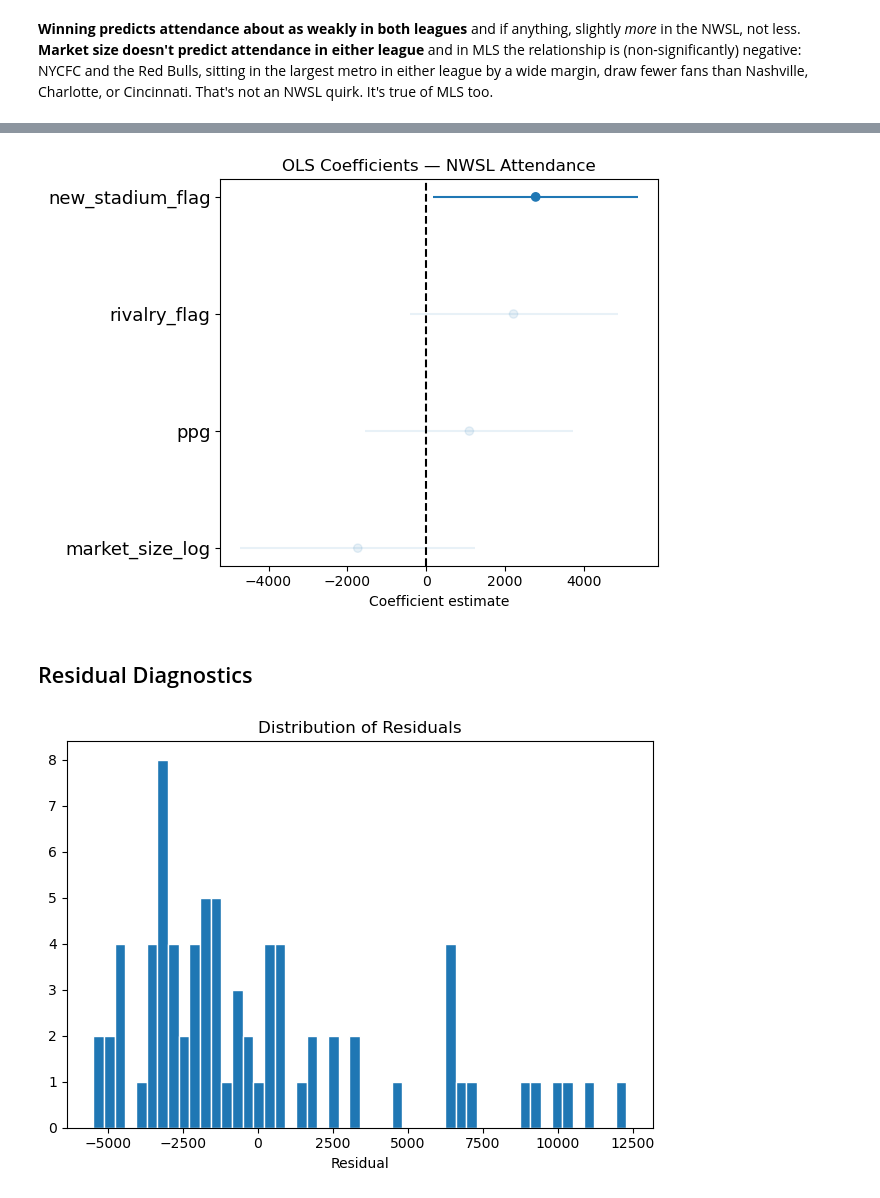
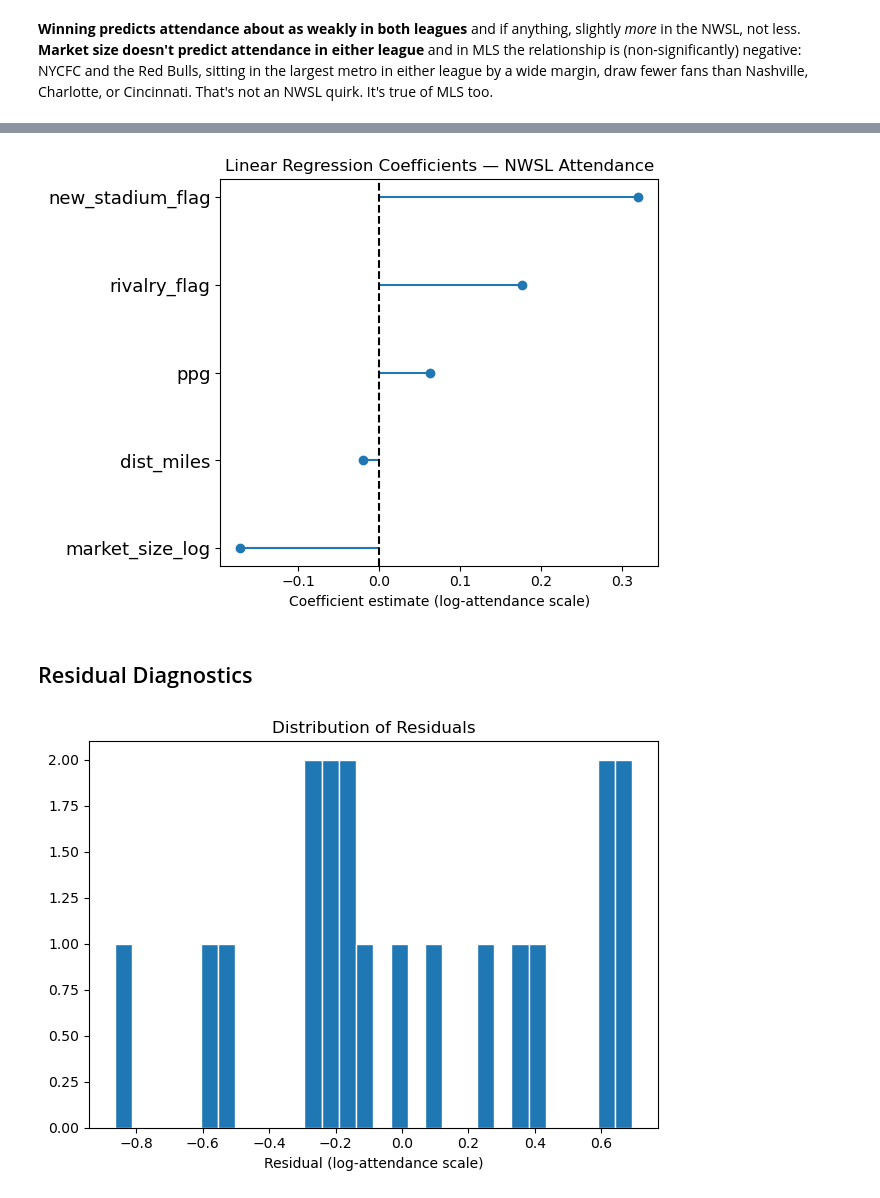
Before and after one commit to isabelpt/nwsl-growth-analysis, a Jupyter notebook: code/03_stadiums_analyze.ipynb, the cells around one changed output, grey strips where cells are left out. Drawn from its saved outputs; the diff is of its cells as text; code cells hidden in the pictures.

```diff
--- a/code/03_stadiums_analyze.ipynb
+++ b/code/03_stadiums_analyze.ipynb
@@ -1164,28 +1212,25 @@ Largest correlation: ppg & rivalry_flag @ 0.27 -> nothing significant
 # %%
 # ---------------------------------------------------------------------------
 # Linear Regression:
-# Predicting attendance
+# Predicting log(attendance)
 # ---------------------------------------------------------------------------
 X = reg_df[predictors]
-y_continuous = reg_df["attendance"]
+y_continuous = reg_df["log_attendance"]
 
 X_train, X_test, y_train, y_test = train_test_split(X, y_continuous, test_size=0.2, random_state=42)
 
-# 2. Add intercept constant to both sets separately
-X_train_sm = sm.add_constant(X_train)
-X_test_sm = sm.add_constant(X_test)
-
-# 3. Fit OLS only on the training set
-ols_model = sm.OLS(y_train, X_train_sm)
-ols_results = ols_model.fit()
-print(ols_results.summary())
-
-# 4. Predict and evaluate on the holdout test set
-y_pred = ols_results.predict(X_test_sm)
+linreg = LinearRegression()
+linreg.fit(X_train, y_train)
+y_pred = linreg.predict(X_test)
 
 test_rmse = np.sqrt(mean_squared_error(y_test, y_pred))
 test_r2 = r2_score(y_test, y_pred)
 
-print(f"Test RMSE: {test_rmse:.2f}")
-print(f"Test R²: {test_r2:.4f}")
+print("Coefficients (log scale, and converted to approx. %-change per unit):")
+for name, coef in zip(predictors, linreg.coef_):
+    print(f"  {name:>18}: {coef:+.4f}  (~{(np.exp(coef) - 1) * 100:+.2f}%)")
+
+print(f"\nTrain R²: {linreg.score(X_train, y_train):.3f}")
+print(f"Test  R²: {test_r2:.3f}")
+print(f"Test RMSE (log scale): {test_rmse:.3f}")
 # %% [output]
@@ -1214,26 +1247,26 @@ Please upgrade Kaleido to version 1.0.0 or greater (`pip install 'kaleido>=1.0.0
 # %%
-R = parse_coefs(ols_results)
+R = coef_plot_df(linreg, predictors)
 
-plt.hlines(R.index, R.low_b, R.up_b, alpha=R.alpha)
-plt.scatter(R.coef, R.index, alpha=R.alpha)
+plt.hlines(R.index, 0, R.coef)
+plt.scatter(R.coef, R.index)
 plt.axvline(0, linestyle="--", color="black")
 plt.yticks(R.index, R.vari, fontsize=13)
-plt.xlabel("Coefficient estimate")
-plt.title("OLS Coefficients — NWSL Attendance")
+plt.xlabel("Coefficient estimate (log-attendance scale)")
+plt.title("Linear Regression Coefficients — NWSL Attendance")
 plt.tight_layout()
 # %% [output]
-[figure, old version]
+[figure, new version]
 # %% [markdown]
 ## Residual Diagnostics
 # %%
-residuals = ols_results.resid
+residuals = y_test - y_pred
 
-plt.hist(residuals, bins=50, edgecolor='white')
-plt.xlabel('Residual')
+plt.hist(residuals, bins=30, edgecolor='white')
+plt.xlabel('Residual (log-attendance scale)')
 plt.title('Distribution of Residuals')
 plt.tight_layout()
 # %% [output]
-[figure, old version]
+[figure, new version]
 # %%
 # ---------------------------------------------------------------------------
 #  Logistic regression:
```
Also changed, not shown: parts of 22 cells of this notebook, 5 other files.
